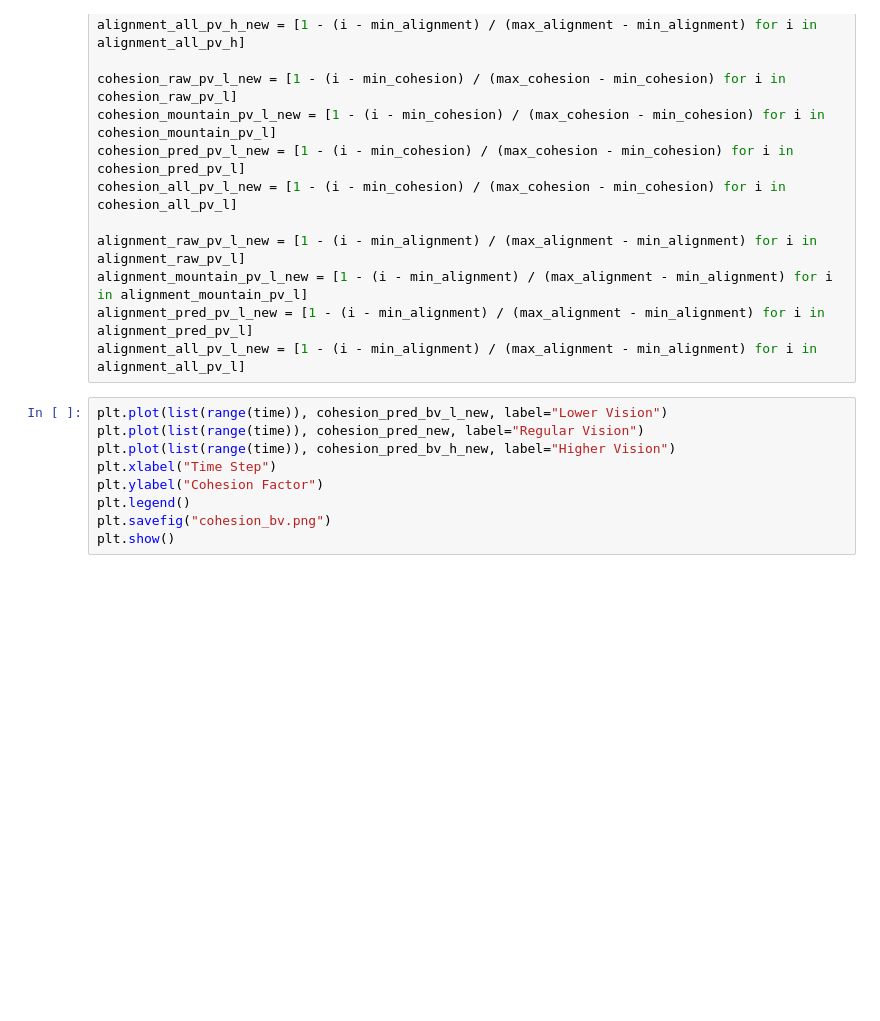
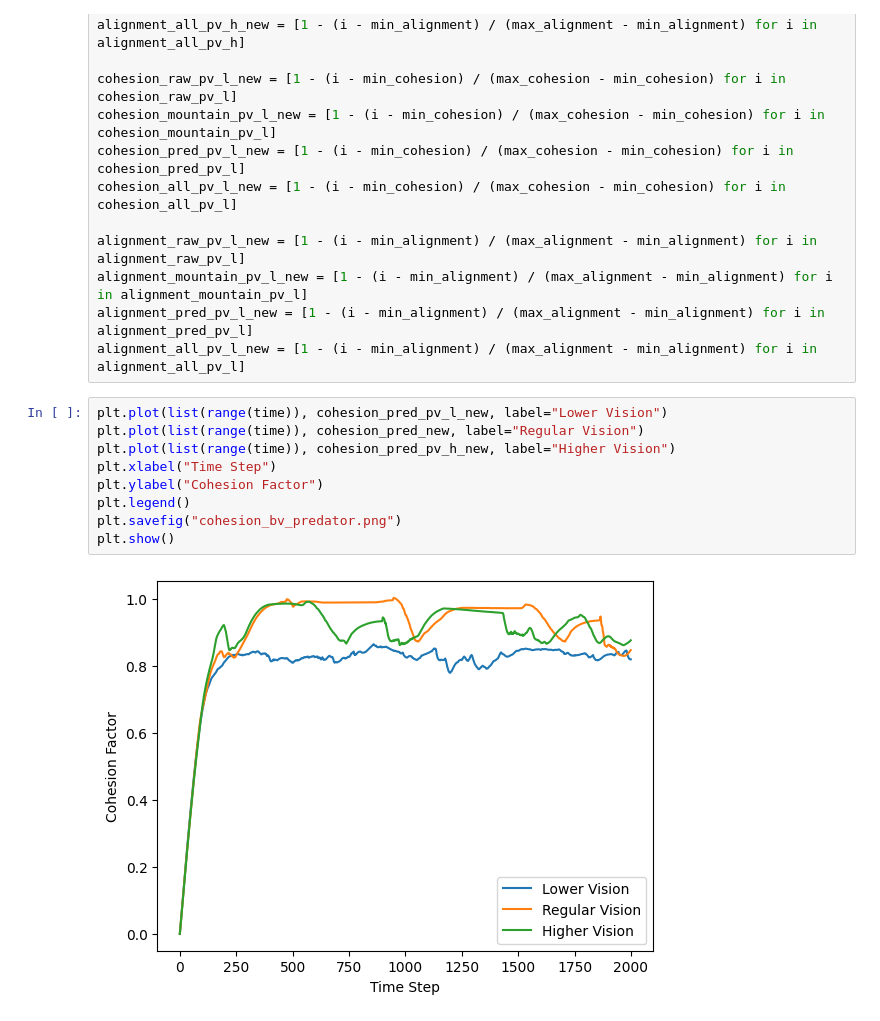
Before and after one commit to ShengyuanWang/ABM-based-Boid-Model, a Jupyter notebook: main.ipynb, the cells around one changed output. Cells and saved outputs as stored; diff of their text form; blank space fills up the shorter version.

```diff
--- a/main.ipynb
+++ b/main.ipynb
@@ -320,12 +340,14 @@ alignment_mountain_pv_l_new = [1 - (i - min_alignment) / (max_alignment - min_al
 alignment_pred_pv_l_new = [1 - (i - min_alignment) / (max_alignment - min_alignment) for i in alignment_pred_pv_l]
 alignment_all_pv_l_new = [1 - (i - min_alignment) / (max_alignment - min_alignment) for i in alignment_all_pv_l]
 # %%
-plt.plot(list(range(time)), cohesion_pred_bv_l_new, label="Lower Vision")
+plt.plot(list(range(time)), cohesion_pred_pv_l_new, label="Lower Vision")
 plt.plot(list(range(time)), cohesion_pred_new, label="Regular Vision")
-plt.plot(list(range(time)), cohesion_pred_bv_h_new, label="Higher Vision")
+plt.plot(list(range(time)), cohesion_pred_pv_h_new, label="Higher Vision")
 plt.xlabel("Time Step")
 plt.ylabel("Cohesion Factor")
 plt.legend()
-plt.savefig("cohesion_bv.png")
+plt.savefig("cohesion_bv_predator.png")
 plt.show()
+# %% [output]
+[figure, added]
 # %%
```
Also changed, not shown: parts of 28 cells of this notebook, 1 other file.
